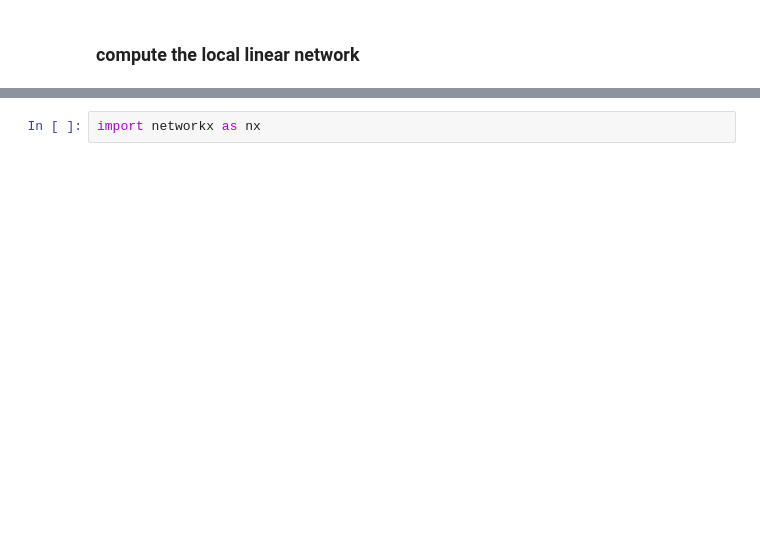
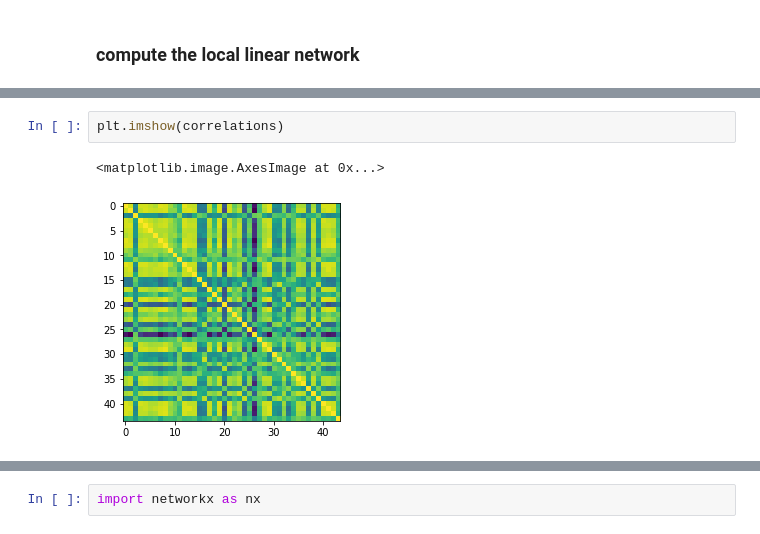
Before and after one commit to shifwang/allen_institute_collaboration, a Jupyter notebook: exploration/local_linear_network.ipynb, the cells around one changed output, grey strips where cells are left out. Saved outputs shown, nothing was run; the diff lists cells and outputs as text; blank space fills up the shorter version.

```diff
--- a/exploration/local_linear_network.ipynb
+++ b/exploration/local_linear_network.ipynb
@@ -84,0 +87,5 @@ for i in range(14):
+# %%
+plt.imshow(correlations)
+# %% [output]
+<matplotlib.image.AxesImage at 0x...>
+[figure, added]
```
Also changed, not shown: parts of 19 cells of this notebook, 1 other file.
